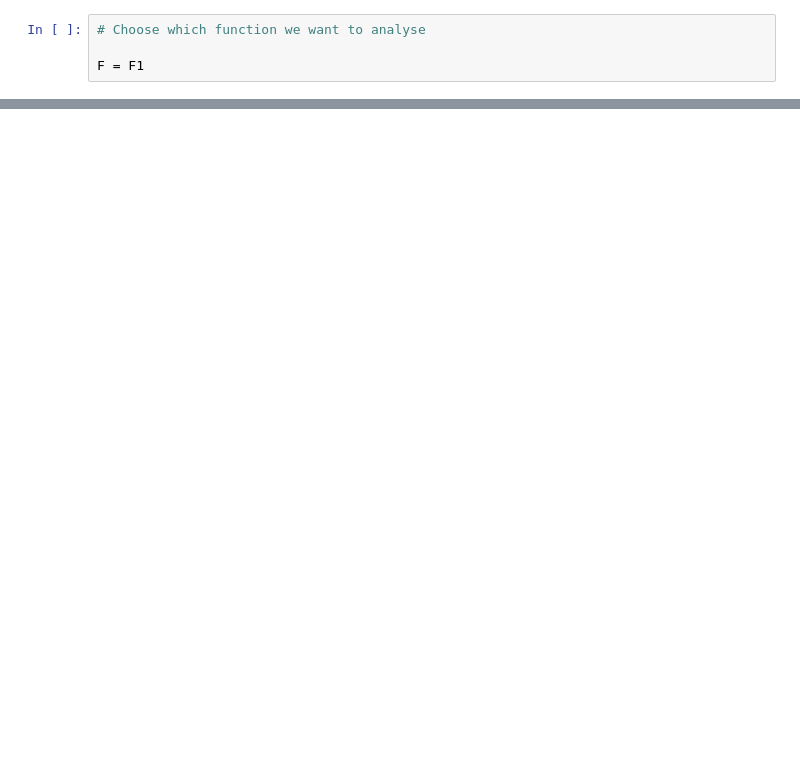
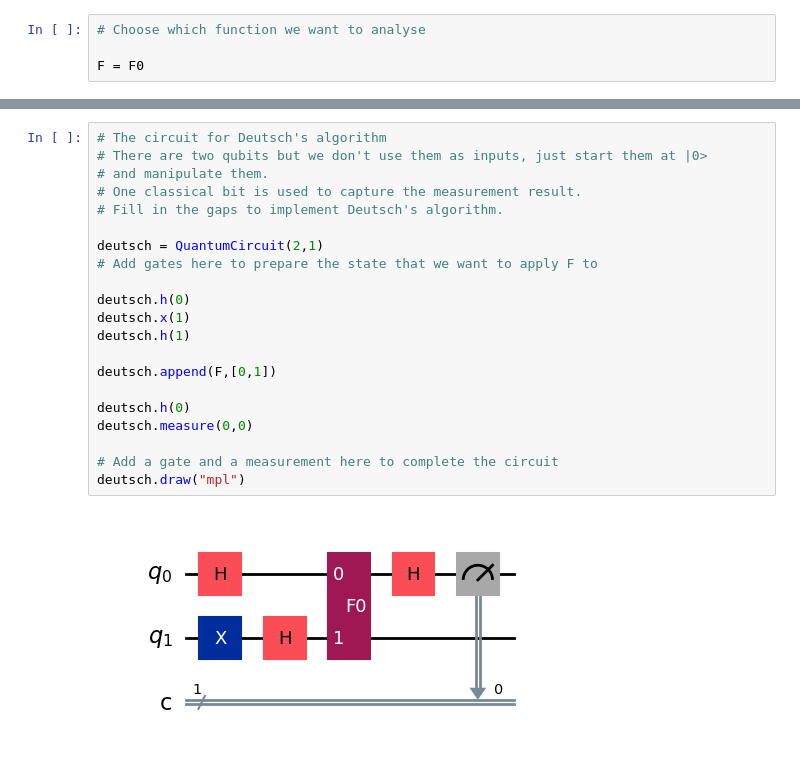
Before and after one commit to LihYihLow/SIT-UofG-QC, a Jupyter notebook: QC-Lab2-A.ipynb, the cells around one changed output, grey strips where cells are left out. Cells and saved outputs as stored; diff of their text form; blank space fills up the shorter version.

```diff
--- a/QC-Lab2-A.ipynb
+++ b/QC-Lab2-A.ipynb
@@ -76,7 +78,7 @@ F3 = circuit_to_gate(F3_circuit,label="F3")
 # %%
 # Choose which function we want to analyse
 
-F = F1
+F = F0
 # %%
 # Check that F is implemented correctly
 # In this cell and the next three, make sure you understand why your
@@ -150 +205,24 @@ WARNING:qiskit.providers.basic_provider.basic_simulator:No measurements in circu
 [figure]
+# %%
+# The circuit for Deutsch's algorithm
+# There are two qubits but we don't use them as inputs, just start them at |0>
+# and manipulate them.
+# One classical bit is used to capture the measurement result.
+# Fill in the gaps to implement Deutsch's algorithm.
+
+deutsch = QuantumCircuit(2,1)
+# Add gates here to prepare the state that we want to apply F to
+
+deutsch.h(0)
+deutsch.x(1)
+deutsch.h(1)
+
+deutsch.append(F,[0,1])
+
+deutsch.h(0)
+deutsch.measure(0,0)
+
+# Add a gate and a measurement here to complete the circuit
+deutsch.draw("mpl")
+# %% [output]
+[figure, new version]
```
Also changed, not shown: parts of 9 cells of this notebook.
